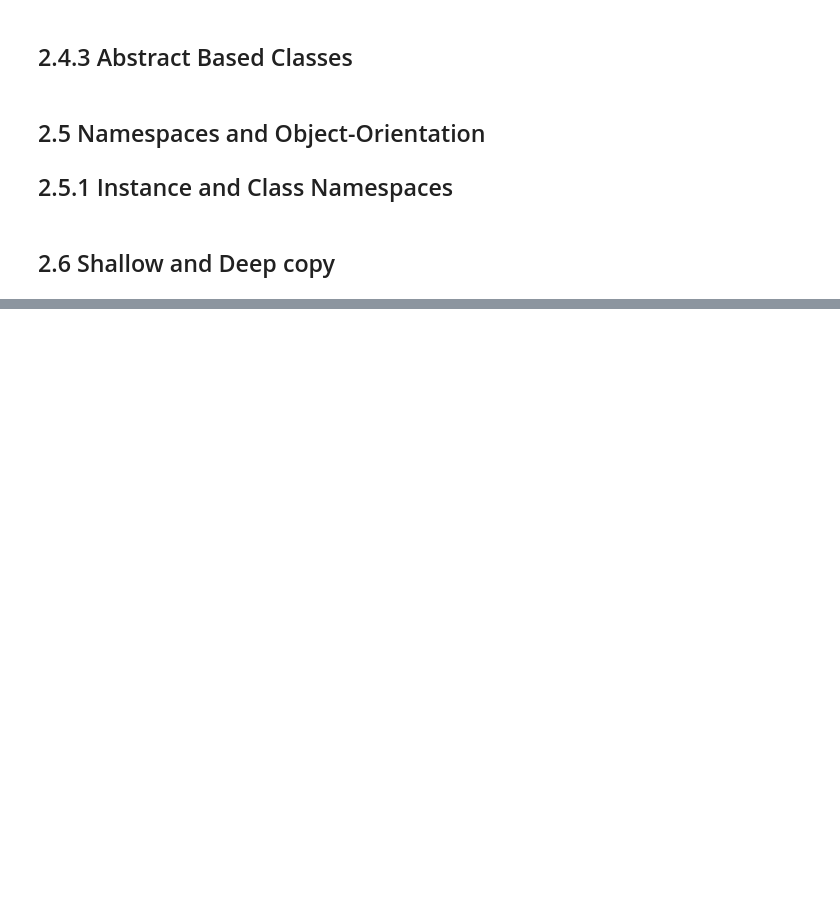
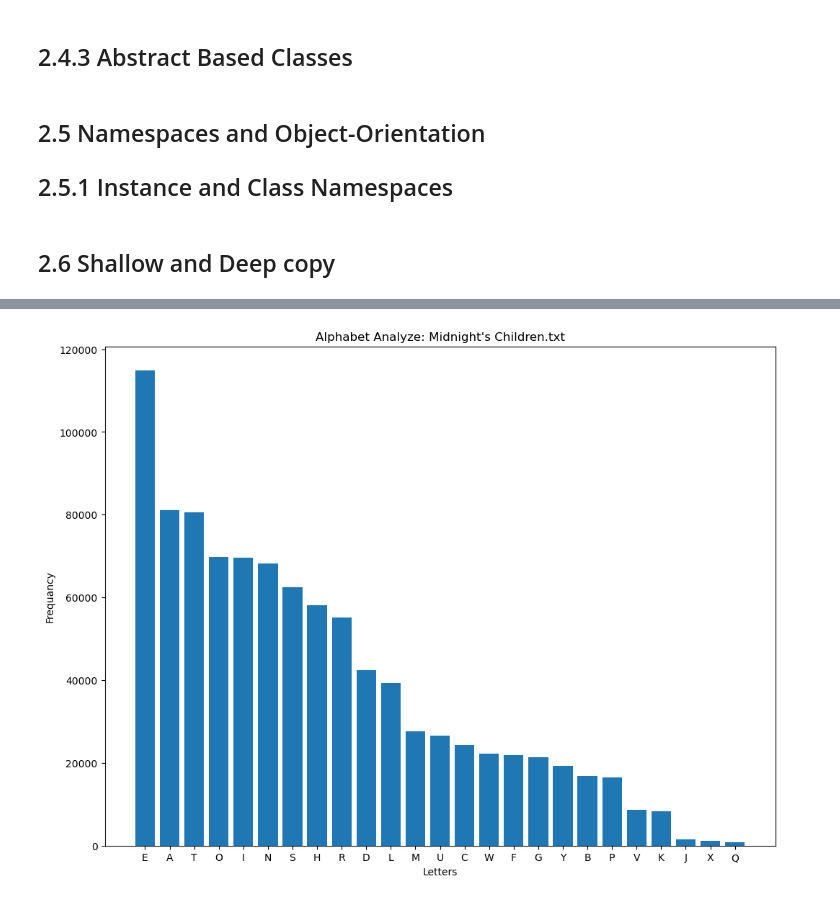
Before and after one commit to yummiko/DSA_Learning_Project, a Jupyter notebook: Chapter_2_Object_Oriented_Programming/Chapter_2.ipynb, the cells around one changed output, grey strips where cells are left out. Cells and saved outputs as stored; diff of their text form; code cells hidden in the pictures; blank space fills up the shorter version.

```diff
--- a/Chapter_2_Object_Oriented_Programming/Chapter_2.ipynb
+++ b/Chapter_2_Object_Oriented_Programming/Chapter_2.ipynb
@@ -1286,0 +1922,77 @@ print(a < b)
+# %%
+"""P-2.34
+Write a Python program that inputs a document and then outputs a bar-chart plot of the frequencies of each alphabet character that appears in that document."""
+import os
+import matplotlib.pyplot as plt
+
+class AlphabetAnalyzer:
+    """
+    This class should have 4 functions:
+    0. Scan all txt files in selected folder
+    1. Initialize and read the document file, turn the file into analyzable format(type = str)
+    2. Iterate the str var and count each alphabet appeared times.
+    3. Plot a bar-chart to show the frequancies of each alphabet (aka. Output Process)
+    """
+    def _scan_files(self, path='P2_34documents'):
+        """Scan and return list of files in the given directory."""
+        try:
+            return [f for f in os.listdir(path) if f.endswith('.txt')]
+        except FileExistsError:
+            print(f"Directory {path} not found.")
+            return []
+
+    def read_file(self, path='P2_34documents', index=0):
+        """Read file content, clean and prepare for analyze"""
+
+        file_list = self._scan_files(path)
+
+        if not file_list:
+            raise ValueError("No text file found in the directory.")
+
+        print(file_list)
+        fp = os.path.join(path, file_list[index])
+
+        with open(fp, mode='r', encoding="UTF-8") as f:
+            # Only accept alphabet in uppercase, strip all symbol and space
+            content = f.read().upper()
+            content = "".join(char for char in content if char.isalpha())
+
+        return file_list[index], content
+
+    def analyze_content(self, content):
+        alpha_count = { chr(i): 0 for i in range(65, 90)}
+        for char in content:
+            if char in alpha_count:
+                alpha_count[char] += 1
+
+        return dict(sorted(alpha_count.items(), key=lambda val:val[1], reverse=True))
+
+    def plotting_in_text_bar(self, fn, al_c:dict):
+        max_count = max(al_c.values()) or 1
+        print("ALPHABET ANALYZER:\n")
+        print(f"{fn}")
+
+        for key, val in al_c.items():
+            #Drawing the plot
+            if val:
+                graphic_length = int( (val/max_count) * 50)
+                print(f"{key}: {'#'* graphic_length }  {val}")
+
+    def plotting_in_graph(self, fn, frequencies):
+        plt.figure(figsize=(12,9))
+        plt.bar(frequencies.keys(), frequencies.values())
+        plt.title(f"Alphabet Analyze: {fn}")
+        plt.xlabel('Letters')
+        plt.ylabel('Frequancy')
+        plt.show()
+
+
+
+
+
+aa = AlphabetAnalyzer()
+fn,c = aa.read_file(index=2)
+frequency = aa.analyze_content(c)
+aa.plotting_in_text_bar(fn, frequency)
+aa.plotting_in_graph(fn, frequency)
+# %% [output]
@@ -1286,0 +2016 @@ print(a < b)
+[figure, added]
```
Also changed, not shown: parts of 25 cells of this notebook, 4 other files.
